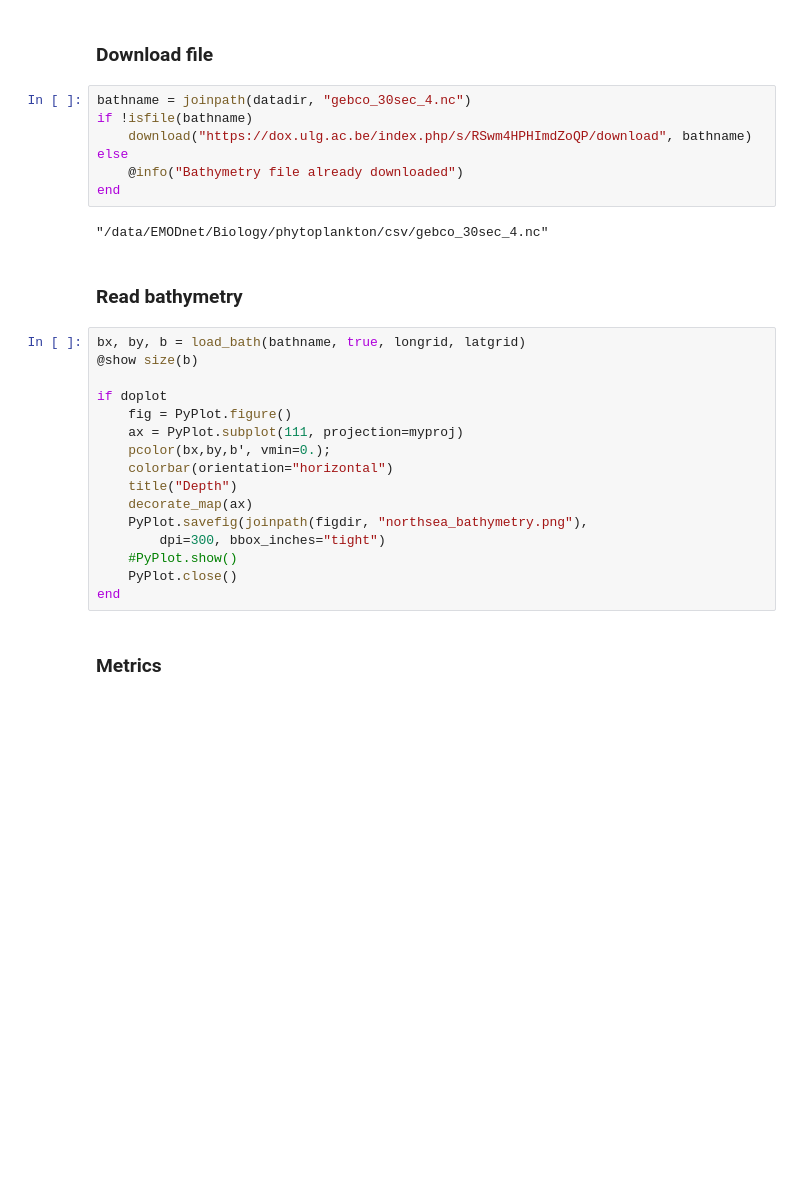
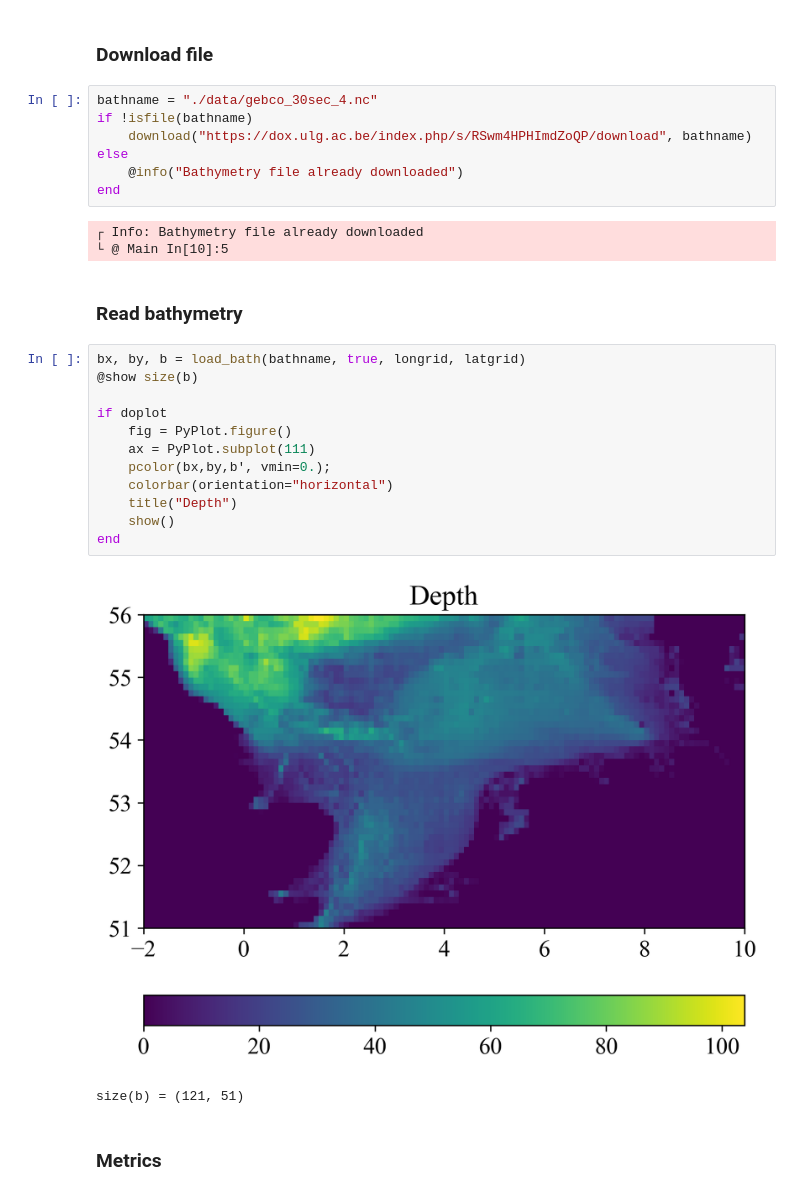
Before and after one commit to EMODnet/EMODnet-Biology-Phytoplankton-Interpolated-Maps, a Jupyter notebook: analysis/interp_presence_absence.ipynb, the cells around one changed output. Saved outputs shown, nothing was run; the diff lists cells and outputs as text; blank space fills up the shorter version.

```diff
--- a/analysis/interp_presence_absence.ipynb
+++ b/analysis/interp_presence_absence.ipynb
@@ -58,32 +34,32 @@ latgrid = 51.:0.1:56.
 # %% [markdown]
 ### Download file
 # %%
-bathname = joinpath(datadir, "gebco_30sec_4.nc")
+bathname = "./data/gebco_30sec_4.nc"
 if !isfile(bathname)
     download("https://dox.ulg.ac.be/index.php/s/RSwm4HPHImdZoQP/download", bathname)
 else
     @info("Bathymetry file already downloaded")
 end
 # %% [output]
-"/data/EMODnet/Biology/phytoplankton/csv/gebco_30sec_4.nc"
+┌ Info: Bathymetry file already downloaded
+└ @ Main In[10]:5
 # %% [markdown]
 ### Read bathymetry
 # %%
 bx, by, b = load_bath(bathname, true, longrid, latgrid)
 @show size(b)
 
 if doplot
     fig = PyPlot.figure()
-    ax = PyPlot.subplot(111, projection=myproj)
+    ax = PyPlot.subplot(111)
     pcolor(bx,by,b', vmin=0.);
     colorbar(orientation="horizontal")
     title("Depth")
-    decorate_map(ax)
-    PyPlot.savefig(joinpath(figdir, "northsea_bathymetry.png"),
-        dpi=300, bbox_inches="tight")
-    #PyPlot.show()
-    PyPlot.close()
+    show()
 end
+# %% [output]
+[figure, added]
+size(b) = (121, 51)
 # %% [markdown]
 ### Metrics
 # %%
```
Also changed, not shown: parts of 10 cells of this notebook, 1 other file.
